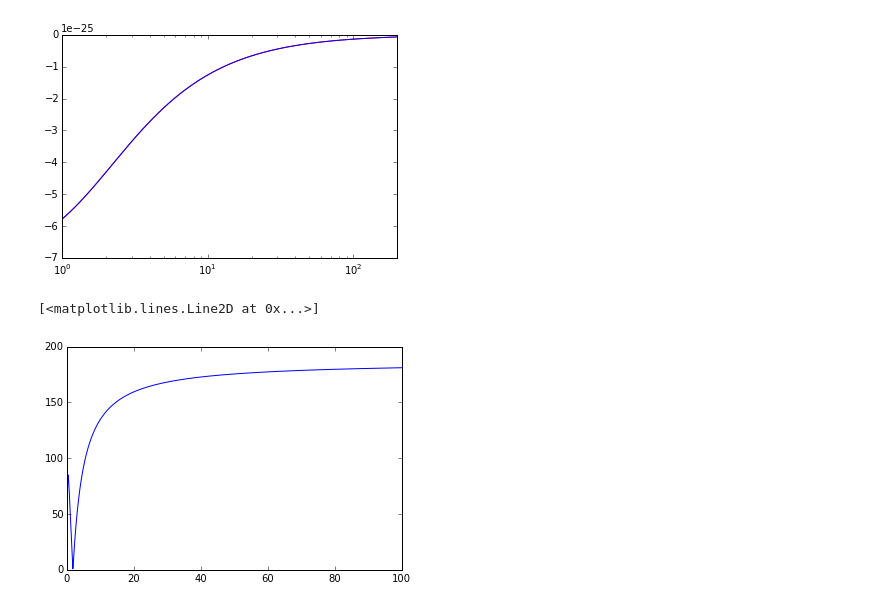
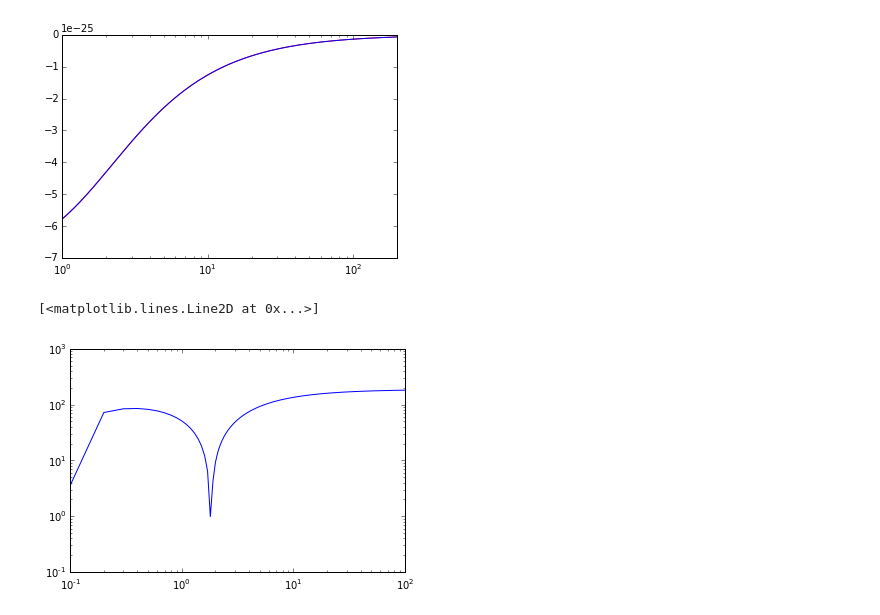
Before and after one commit to sophialilleengen/GC_actions, a Jupyter notebook: GC orbit class - test notebook.ipynb, the cells around one changed output. Cells and saved outputs as stored; diff of their text form; code cells hidden in the pictures.

Commit message:
_periapocenter_aux plots for different stars

```diff
--- a/GC orbit class - test notebook.ipynb
+++ b/GC orbit class - test notebook.ipynb
@@ -72,9 +72,9 @@ plt.xlim(1,200)
 # %%
 n=986
 L=test.angularmom(x[n],y[n],z[n],vx[n],vy[n],vz[n])[0]
 E=test.energy(x[n],y[n],z[n],vx[n],vy[n],vz[n])
 r=np.linspace(0.1,100,1000)
-plt.plot(r,test._periapocenter_aux(r=r,E=E,L=L))
+plt.loglog(r,test._periapocenter_aux(r=r,E=E,L=L))
 # %% [output]
 [<matplotlib.lines.Line2D at 0x...>]
-[figure, old version]
+[figure, new version]
```
Also changed, not shown: parts of 13 cells of this notebook.
